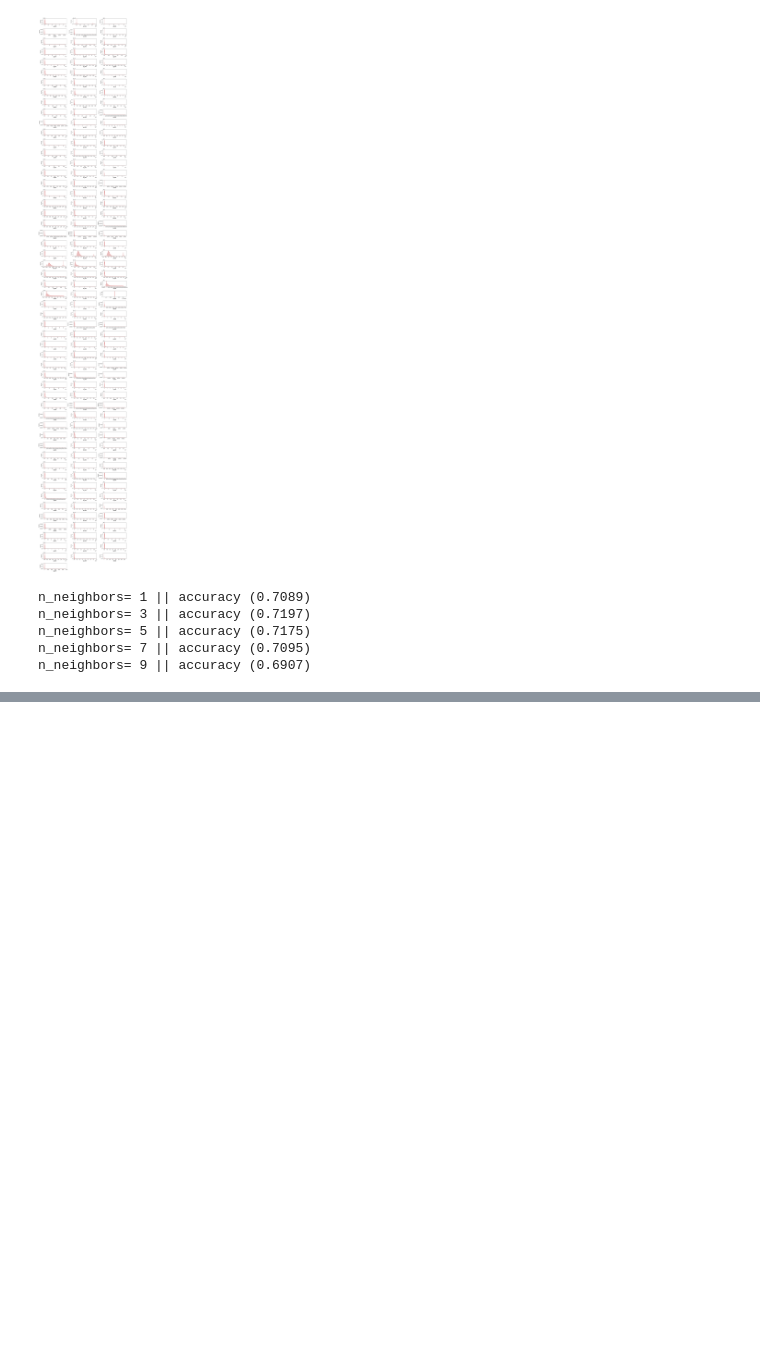
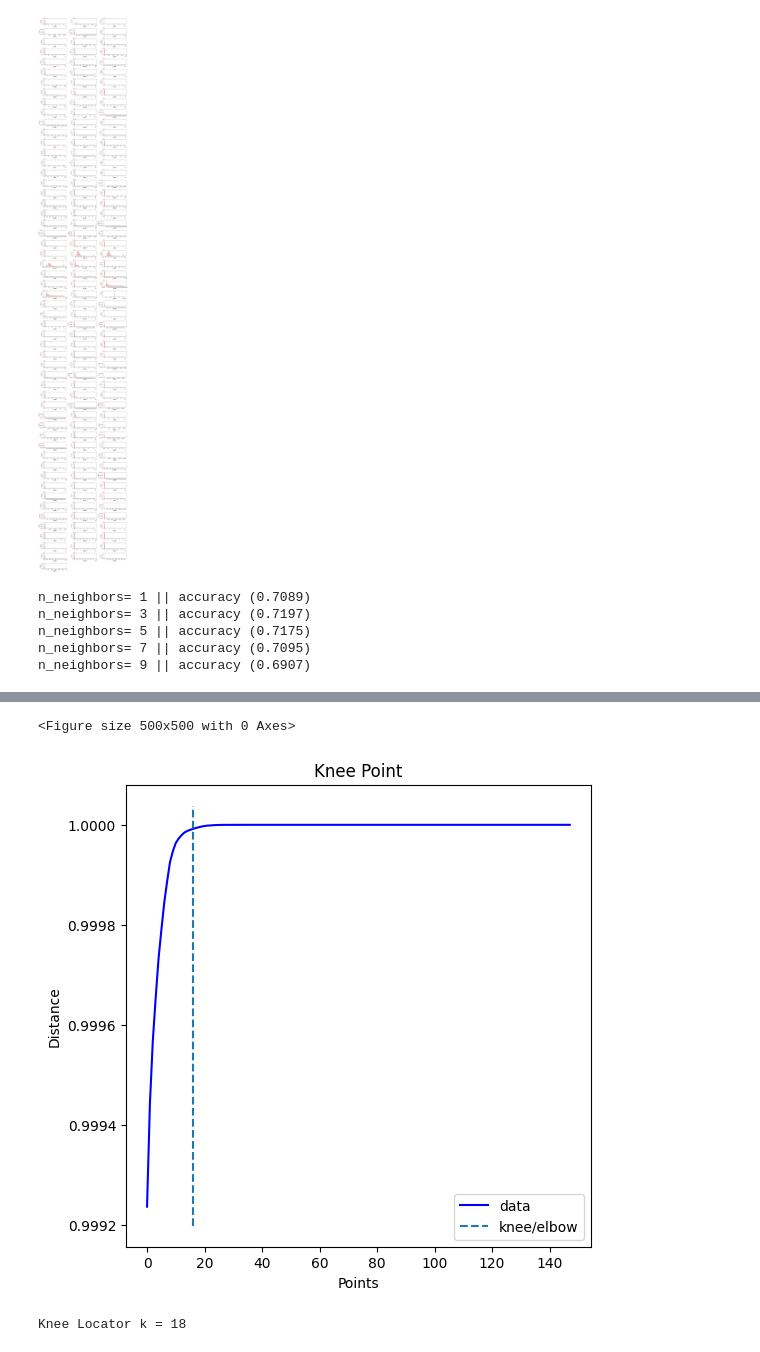
Before and after one commit to KeshaviVerma/APS_Fault_Detection, a Jupyter notebook: EDA.ipynb, the cells around one changed output, grey strips where cells are left out. Saved outputs shown, nothing was run; the diff lists cells and outputs as text; code cells hidden in the pictures; blank space fills up the shorter version.

```diff
--- a/EDA.ipynb
+++ b/EDA.ipynb
@@ -311,0 +561,20 @@ report_knn #Here is the final report of models evaluated on KNN imputed and resa
+# %%
+# Kneed algorithm to find the elbow point
+from kneed import KneeLocator #Importing KneeLocator from kneed library to find the elbow point in the variance ratio plot; Elbow point is a point on the curve where the rate of change of the curve shifts significantly, indicating an optimal number of components to retain in PCA
+
+i = np.arange(len(var_ratio)) #Here we are creating an array of indices corresponding to the number of principal components considered in the var_ratio dictionary
+variance_ratio= list(var_ratio.values()) #Now we are creating a list of variance ratios from the var_ratio dictionary
+components=  list(var_ratio.keys()) #Creating a list of principal component numbers from the var_ratio dictionary
+knee = KneeLocator(i, variance_ratio, S=1, curve='concave', interp_method='polynomial') #KneeLocator is used to find the elbow point in the variance ratio plot
+
+fig = plt.figure(figsize=(5, 5)) #Here we are creating a figure with a specified size to plot the knee point
+knee.plot_knee() #Plotting the knee point on the variance ratio plot
+plt.xlabel("Points") #Label for x-axis
+plt.ylabel("Distance") #Label for y-axis
+plt.show() #Displaying the plot
+k= components[knee.knee] #Finding the optimal number of principal components corresponding to the knee point
+print('Knee Locator k =', k) #Printing the optimal number of principal components
+# %% [output]
+<Figure size 500x500 with 0 Axes>
+[figure, added]
+Knee Locator k = 18
```
Also changed, not shown: parts of 57 cells of this notebook.
